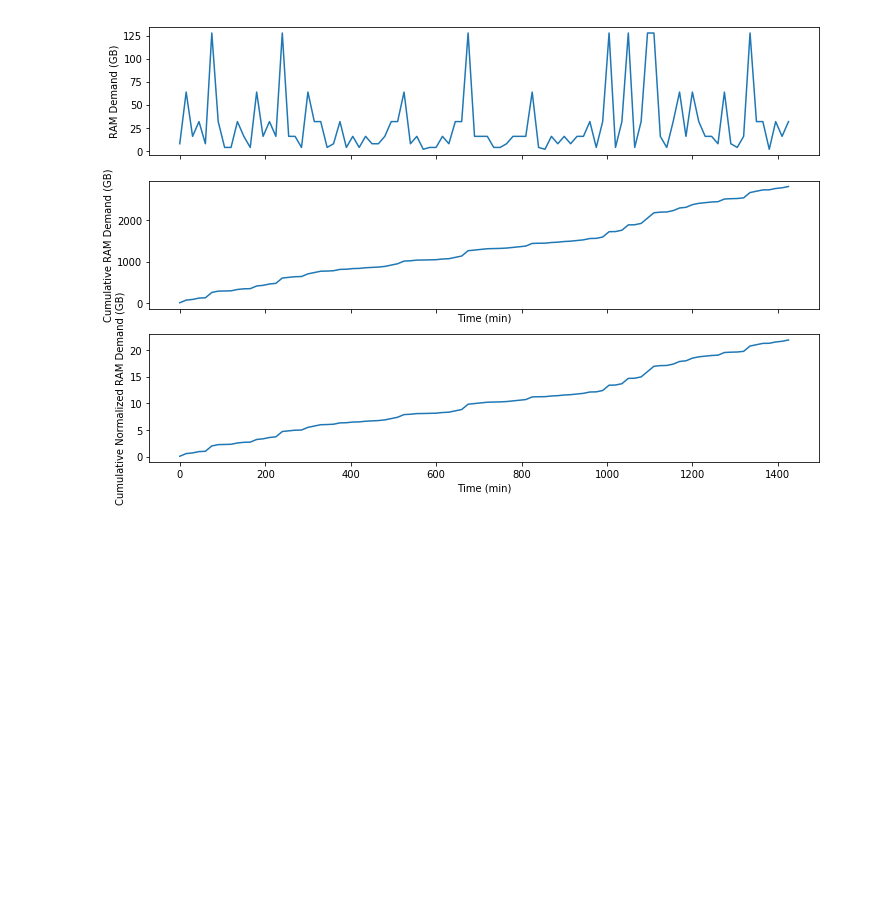
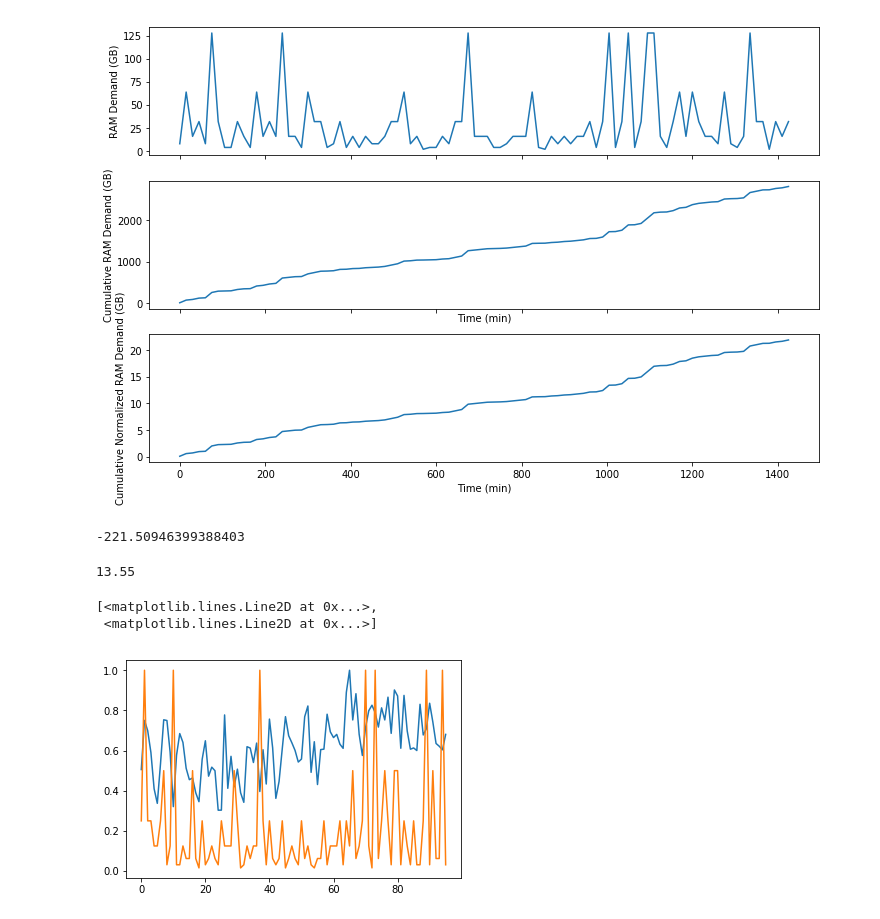
Before and after one commit to hubbs5/or-gym, a Jupyter notebook: notebooks/vmpacking_env_dev.ipynb, the cells around one changed output. Saved outputs shown, nothing was run; the diff lists cells and outputs as text; code cells hidden in the pictures; blank space fills up the shorter version.

```diff
--- a/notebooks/vmpacking_env_dev.ipynb
+++ b/notebooks/vmpacking_env_dev.ipynb
@@ -91,9 +91,9 @@ def generate_demand():
     # Assume levels are poisson distributed around 3 with each
     # value mapping to one of the levels
     ram_sample = np.random.poisson(lam=3, size=n_steps)
-    ram_demand = np.array([ram_levels[i] / max(ram_levels)
+    ram_demand = np.array([ram_levels[i]
         if i < len(ram_levels) else max(ram_levels)
-        for i in ram_sample])
+        for i in ram_sample]) / max(ram_levels)
     return np.vstack([cpu_demand, ram_demand]).T
 # %%
 # Build VM Packing MDP
@@ -120,0 +147,29 @@ class VMPackingEnv(gym.Env):
+# %%
+env = VMPackingEnv()
+n_episodes = 100
+ep_totals = []
+step_totals = []
+for ep in range(n_episodes):
+    env.reset()
+    done = False
+    rewards = []
+    while done == False:
+        action = env.action_space.sample()
+        s, r, done, _ = env.step(action)
+        rewards.append(r)
+    ep_totals.append(sum(rewards))
+    step_totals.append(env.step_count)
+
+np.mean(ep_totals)
+# %% [output]
+-221.50946399388403
+# %%
+np.mean(step_totals)
+# %% [output]
+13.55
+# %%
+plt.plot(env.demand)
+# %% [output]
+[<matplotlib.lines.Line2D at 0x...>,
+ <matplotlib.lines.Line2D at 0x...>]
+[figure, added]
```
Also changed, not shown: parts of 14 cells of this notebook.
